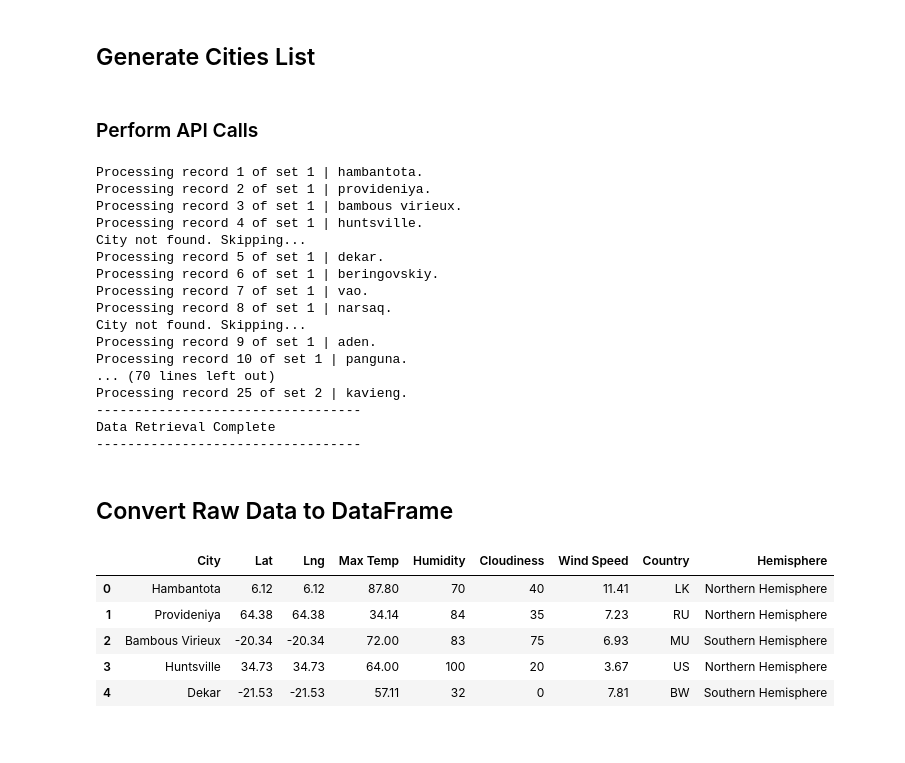
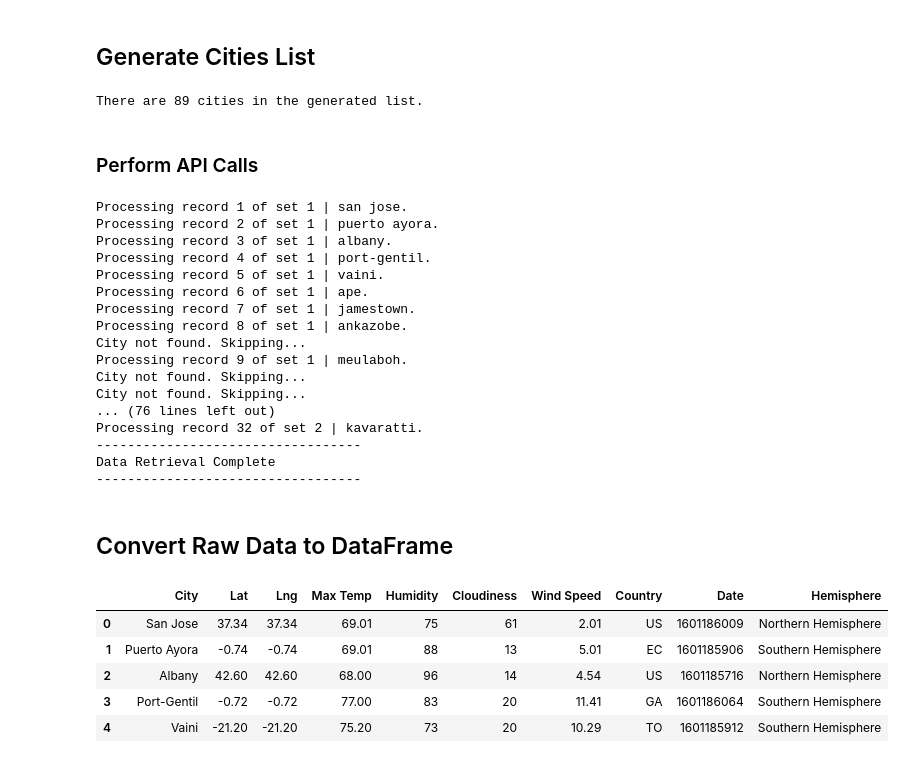
Before and after one commit to jbski/python-api-challenge, a Jupyter notebook: WeatherPy/WeatherPy.ipynb, the cells around one changed output. Drawn from its saved outputs; the diff is of its cells as text; code cells hidden in the pictures.

```diff
--- a/WeatherPy/WeatherPy.ipynb
+++ b/WeatherPy/WeatherPy.ipynb
@@ -26,8 +26,9 @@ for lat_long in coordinates:
     if city not in city_list:
         city_list.append(city)
 
-# print(f'There are {len(city_list)} cities in the generated list.')
-# city_list
+print(f'There are {len(city_list)} cities in the generated list.')
+# %% [output]
+There are 89 cities in the generated list.
 # %% [markdown]
 ### Perform API Calls
 # %%
@@ -39,6 +40,7 @@ cloudiness = []
 wind_speed = []
 lattitude = []
 longitude = []
+date = []
 
 temp_units = "imperial"
 city_url = f"http://api.openweathermap.org/data/2.5/weather?appid={weather_api_key}&units={temp_units}&q="
@@ -61,6 +63,7 @@ for city_name in city_list:
         longitude.append(response['coord']['lat'])
         act_city_name.append(response['name'])
         country.append(response['sys']['country'])
+        date.append(response['dt'])
 
         if record_counter > 50:
             record_counter = 1
@@ -75,20 +78,20 @@ print('----------------------------------')
 print('Data Retrieval Complete')
 print('----------------------------------')
 # %% [output]
-Processing record 1 of set 1 | hambantota.
-Processing record 2 of set 1 | provideniya.
-Processing record 3 of set 1 | bambous virieux.
-Processing record 4 of set 1 | huntsville.
+Processing record 1 of set 1 | san jose.
+Processing record 2 of set 1 | puerto ayora.
+Processing record 3 of set 1 | albany.
+Processing record 4 of set 1 | port-gentil.
+Processing record 5 of set 1 | vaini.
+Processing record 6 of set 1 | ape.
+Processing record 7 of set 1 | jamestown.
+Processing record 8 of set 1 | ankazobe.
 City not found. Skipping...
-Processing record 5 of set 1 | dekar.
-Processing record 6 of set 1 | beringovskiy.
-Processing record 7 of set 1 | vao.
-Processing record 8 of set 1 | narsaq.
+Processing record 9 of set 1 | meulaboh.
 City not found. Skipping...
-Processing record 9 of set 1 | aden.
-Processing record 10 of set 1 | panguna.
-... (70 lines left out)
-Processing record 25 of set 2 | kavieng.
+City not found. Skipping...
+... (76 lines left out)
+Processing record 32 of set 2 | kavaratti.
 ----------------------------------
 Data Retrieval Complete
 ----------------------------------
@@ -97,33 +100,38 @@ Data Retrieval Complete
 # %%
 # Create DataFrame
 geo_weather_data_df = pd.DataFrame({
     'City' : act_city_name,
     'Lat' : lattitude,
     'Lng' : longitude,
     'Max Temp' : temperature,
     'Humidity' : humidity,
     'Cloudiness' : cloudiness,
     'Wind Speed' : wind_speed,
     'Country' : country,
+    'Date' : date
 })
 
 # Add a column for hemisphere
 def get_hemisphere(row):
 
     lattitude = row[2]
     if lattitude >= 0:
         return "Northern Hemisphere"
     else:
         return "Southern Hemisphere"
 
 # Call the get_hemisphere function to append a new Hemisphere column to the dataframe
 geo_weather_data_df["Hemisphere"] = geo_weather_data_df.apply(get_hemisphere, axis="columns")
 
+# Export city data to a .csv
+geo_weather_data_df.to_csv("Raw City Weather Data.csv")
+
+# Display the dataframe
 geo_weather_data_df.head()
 # %% [output]
-|  | City | Lat | Lng | Max Temp | Humidity | Cloudiness | Wind Speed | Country | Hemisphere |
-| 0 | Hambantota | 6.12 | 6.12 | 87.80 | 70 | 40 | 11.41 | LK | Northern Hemisphere |
-| 1 | Provideniya | 64.38 | 64.38 | 34.14 | 84 | 35 | 7.23 | RU | Northern Hemisphere |
-| 2 | Bambous Virieux | -20.34 | -20.34 | 72.00 | 83 | 75 | 6.93 | MU | Southern Hemisphere |
-| 3 | Huntsville | 34.73 | 34.73 | 64.00 | 100 | 20 | 3.67 | US | Northern Hemisphere |
-| 4 | Dekar | -21.53 | -21.53 | 57.11 | 32 | 0 | 7.81 | BW | Southern Hemisphere |
+|  | City | Lat | Lng | Max Temp | Humidity | Cloudiness | Wind Speed | Country | Date | Hemisphere |
+| 0 | San Jose | 37.34 | 37.34 | 69.01 | 75 | 61 | 2.01 | US | 1601186009 | Northern Hemisphere |
+| 1 | Puerto Ayora | -0.74 | -0.74 | 69.01 | 88 | 13 | 5.01 | EC | 1601185906 | Southern Hemisphere |
+| 2 | Albany | 42.60 | 42.60 | 68.00 | 96 | 14 | 4.54 | US | 1601185716 | Northern Hemisphere |
+| 3 | Port-Gentil | -0.72 | -0.72 | 77.00 | 83 | 20 | 11.41 | GA | 1601186064 | Southern Hemisphere |
+| 4 | Vaini | -21.20 | -21.20 | 75.20 | 73 | 20 | 10.29 | TO | 1601185912 | Southern Hemisphere |
```
Also changed, not shown: parts of 14 cells of this notebook, 1 other file.
